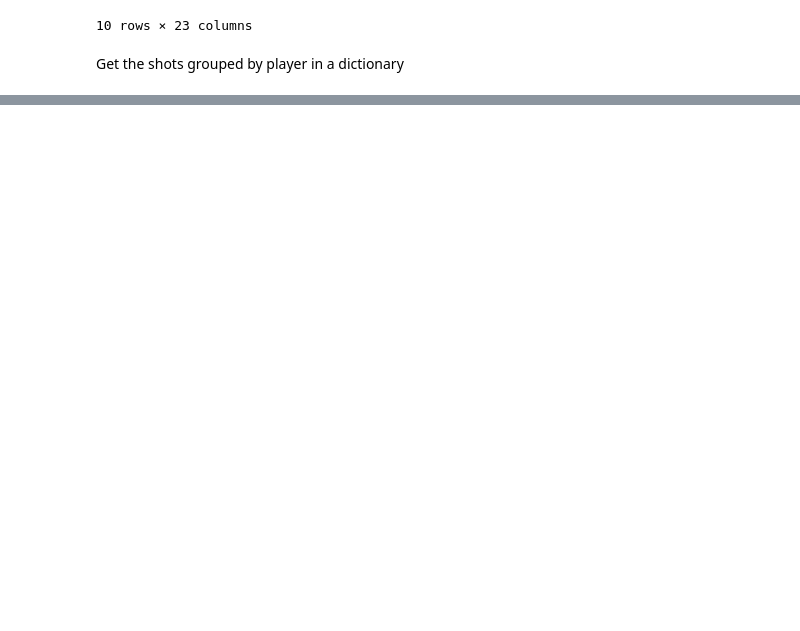
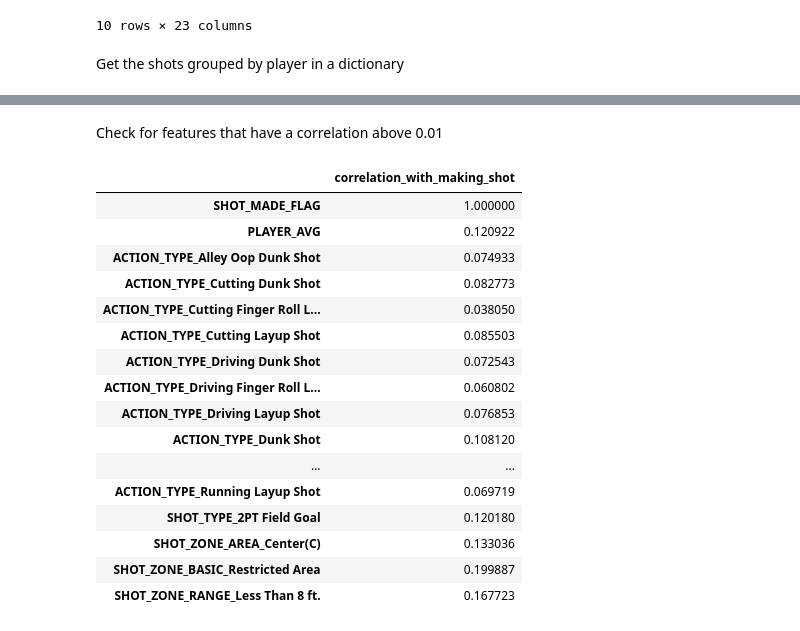
Before and after one commit to tomerzur/NBA-Shot-Prediction, a Jupyter notebook: main.ipynb, the cells around one changed output, grey strips where cells are left out. Cells and saved outputs as stored; diff of their text form; code cells hidden in the pictures; blank space fills up the shorter version.

```diff
--- a/main.ipynb
+++ b/main.ipynb
@@ -96,0 +113,4 @@ oheFeat = ohe.transform(features)
+# %%
+correlation_df = featPrelim.corr()[['SHOT_MADE_FLAG']]
+correlation_df.rename(columns={"SHOT_MADE_FLAG": "correlation_with_making_shot"}, inplace=True)
+correlation_df
@@ -96,0 +131,23 @@ oheFeat = ohe.transform(features)
+# %% [markdown]
+Check for features that have a correlation above 0.01
+# %%
+relevant_cols = correlation_df.loc[correlation_df['correlation_with_making_shot'] >= 0.03]
+relevant_cols
+# %% [output]
+|  | correlation_with_making_shot |
+| SHOT_MADE_FLAG | 1.000000 |
+| PLAYER_AVG | 0.120922 |
+| ACTION_TYPE_Alley Oop Dunk Shot | 0.074933 |
+| ACTION_TYPE_Cutting Dunk Shot | 0.082773 |
+| ACTION_TYPE_Cutting Finger Roll L... | 0.038050 |
+| ACTION_TYPE_Cutting Layup Shot | 0.085503 |
+| ACTION_TYPE_Driving Dunk Shot | 0.072543 |
+| ACTION_TYPE_Driving Finger Roll L... | 0.060802 |
+| ACTION_TYPE_Driving Layup Shot | 0.076853 |
+| ACTION_TYPE_Dunk Shot | 0.108120 |
+| ... | ... |
+| ACTION_TYPE_Running Layup Shot | 0.069719 |
+| SHOT_TYPE_2PT Field Goal | 0.120180 |
+| SHOT_ZONE_AREA_Center(C) | 0.133036 |
+| SHOT_ZONE_BASIC_Restricted Area | 0.199887 |
+| SHOT_ZONE_RANGE_Less Than 8 ft. | 0.167723 |
```
Also changed, not shown: parts of 53 cells of this notebook.
